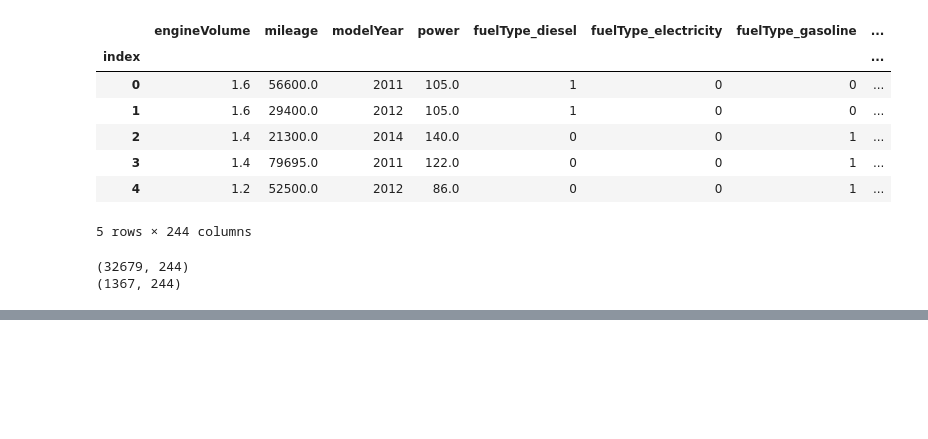
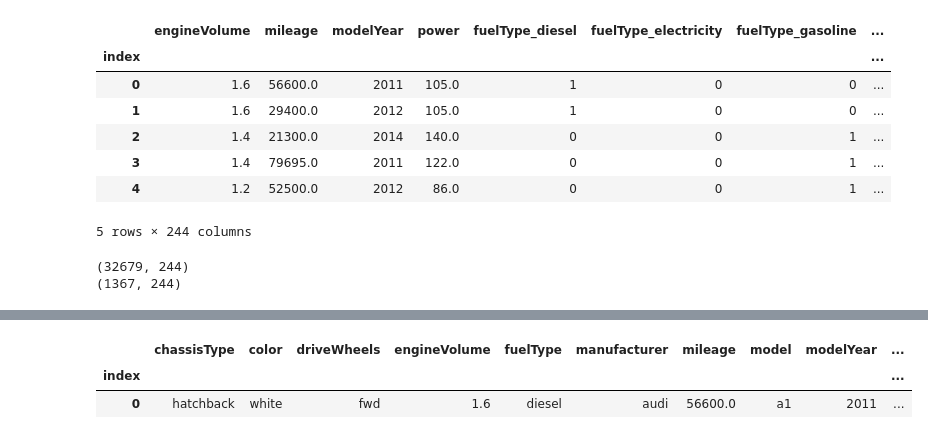
Before and after one commit to fredrikskatland/finn-valuation-tool, a Jupyter notebook: notebooks/Tensorflow.ipynb, the cells around one changed output, grey strips where cells are left out. Saved outputs shown, nothing was run; the diff lists cells and outputs as text; code cells hidden in the pictures; blank space fills up the shorter version.

```diff
--- a/notebooks/Tensorflow.ipynb
+++ b/notebooks/Tensorflow.ipynb
@@ -214,0 +215,6 @@ Validation MAPE*: 26.02%
+# %%
+train.head(1)
+# %% [output]
+|  | chassisType | color | driveWheels | engineVolume | fuelType | manufacturer | mileage | model | modelYear | ... |
+| index |  |  |  |  |  |  |  |  |  | ... |
+| 0 | hatchback | white | fwd | 1.6 | diesel | audi | 56600.0 | a1 | 2011 | ... |
```
Also changed, not shown: parts of 16 cells of this notebook, 50 other files.
